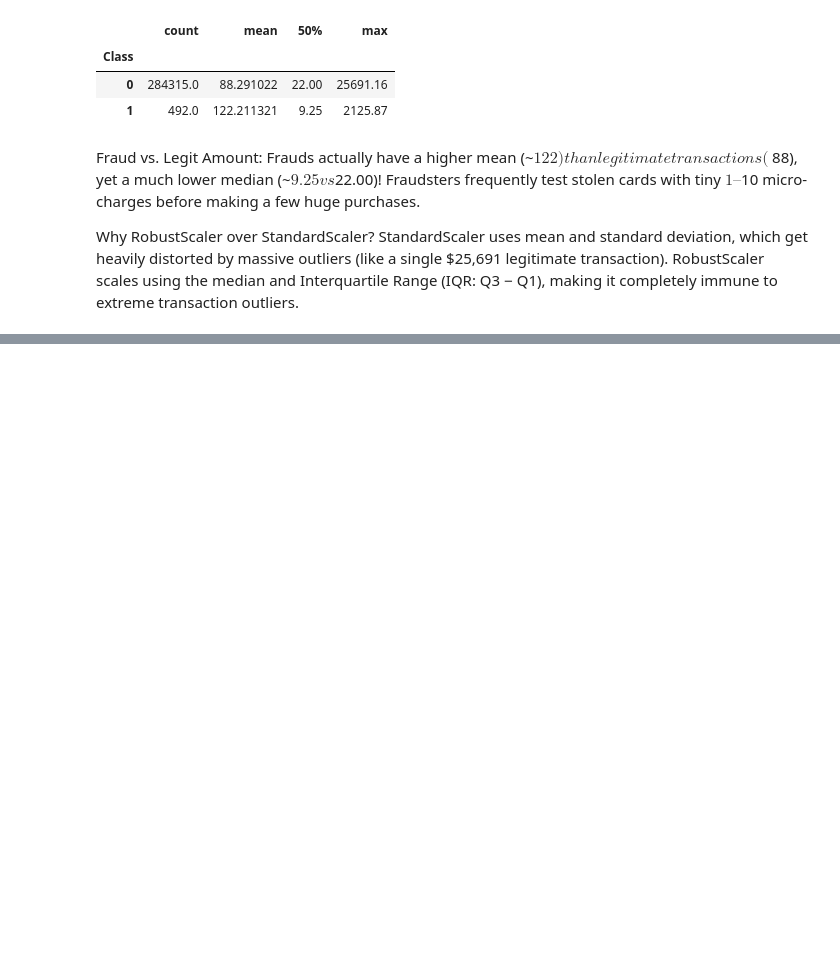
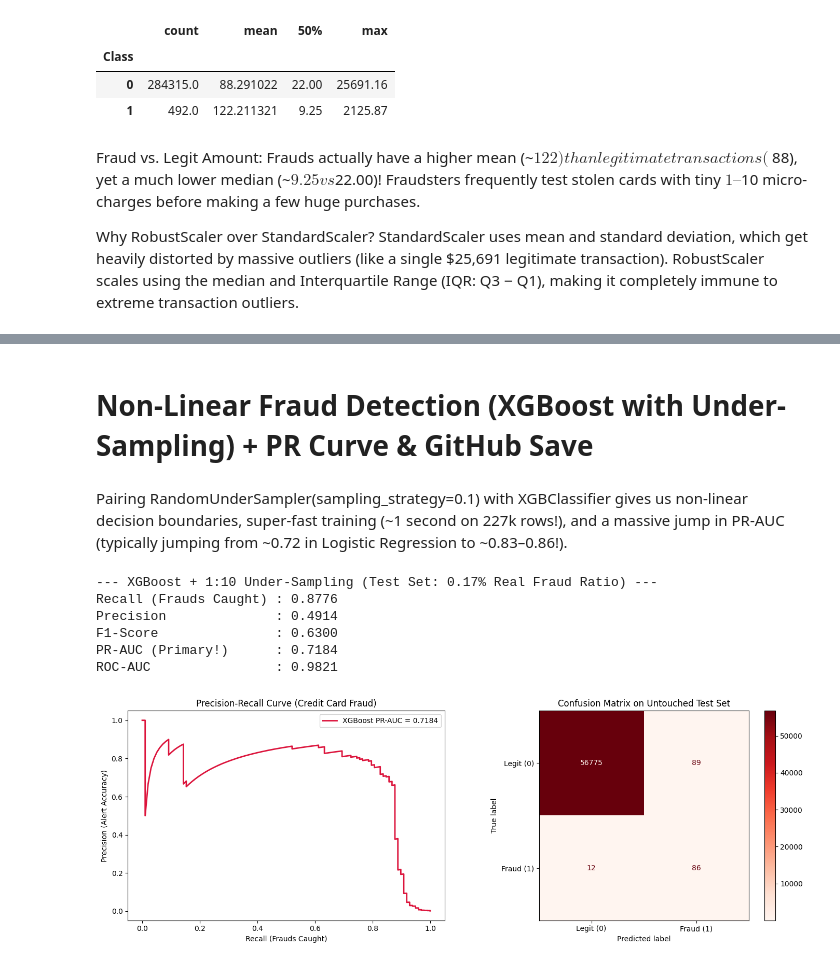
Before and after one commit to sanya-6976/loan-approval-ml-project, a Jupyter notebook: 04_credit_card_fraud_imbalance.ipynb, the cells around one changed output, grey strips where cells are left out. Saved outputs shown, nothing was run; the diff lists cells and outputs as text; code cells hidden in the pictures; blank space fills up the shorter version.

```diff
--- a/04_credit_card_fraud_imbalance.ipynb
+++ b/04_credit_card_fraud_imbalance.ipynb
@@ -47,0 +133,61 @@ StandardScaler uses mean and standard deviation, which get heavily distorted by
+# %% [markdown]
+# **Non-Linear Fraud Detection (XGBoost with Under-Sampling) + PR Curve & GitHub Save**
+# %% [markdown]
+Pairing RandomUnderSampler(sampling_strategy=0.1) with XGBClassifier gives us non-linear decision boundaries, super-fast training (~1 second on 227k rows!), and a massive jump in PR-AUC (typically jumping from ~0.72 in Logistic Regression to ~0.83–0.86!).
+# %%
+from xgboost import XGBClassifier
+from sklearn.metrics import precision_recall_curve, ConfusionMatrixDisplay
+
+# 1. Non-linear XGBoost + 1:10 Random Under-Sampling inside leakage-free pipeline
+# 1. Non-linear XGBoost + 1:10 Random Under-Sampling inside leakage-free pipeline
+xgb_fraud_pipe = ImbPipeline([
+    ('prep', preprocessor),
+    ('rus', RandomUnderSampler(sampling_strategy=0.1, random_state=42)),
+    ('clf', XGBClassifier(
+        n_estimators=200,
+        max_depth=5,
+        learning_rate=0.05,
+        subsample=0.8,
+        colsample_bytree=0.8,
+        random_state=42,
+        eval_metric='aucpr'
+    ))
+])
+
+xgb_fraud_pipe.fit(X_train, y_train)
+y_pred_xgb = xgb_fraud_pipe.predict(X_test)
+y_proba_xgb = xgb_fraud_pipe.predict_proba(X_test)[:, 1]
+
+print("--- XGBoost + 1:10 Under-Sampling (Test Set: 0.17% Real Fraud Ratio) ---")
+print(f"Recall (Frauds Caught) : {recall_score(y_test, y_pred_xgb):.4f}")
+print(f"Precision              : {precision_score(y_test, y_pred_xgb):.4f}")
+print(f"F1-Score               : {f1_score(y_test, y_pred_xgb):.4f}")
+print(f"PR-AUC (Primary!)      : {average_precision_score(y_test, y_proba_xgb):.4f}")
+print(f"ROC-AUC                : {roc_auc_score(y_test, y_proba_xgb):.4f}")
+
+
+# 2. Plot Precision-Recall Curve & Confusion Matrix
+fig, axes = plt.subplots(1, 2, figsize=(14, 5))
+
+prec, rec, _ = precision_recall_curve(y_test, y_proba_xgb)
+axes[0].plot(rec, prec, color='crimson', lw=2, label=f'XGBoost PR-AUC = {average_precision_score(y_test, y_proba_xgb):.4f}')
+axes[0].set_title('Precision-Recall Curve (Credit Card Fraud)')
+axes[0].set_xlabel('Recall (Frauds Caught)')
+axes[0].set_ylabel('Precision (Alert Accuracy)')
+axes[0].legend()
+
+ConfusionMatrixDisplay.from_predictions(
+    y_test, y_pred_xgb, display_labels=['Legit (0)', 'Fraud (1)'], cmap='Reds', ax=axes[1]
+)
+axes[1].set_title('Confusion Matrix on Untouched Test Set')
+
+plt.tight_layout()
+plt.show()
+# %% [output]
+--- XGBoost + 1:10 Under-Sampling (Test Set: 0.17% Real Fraud Ratio) ---
+Recall (Frauds Caught) : 0.8776
+Precision              : 0.4914
+F1-Score               : 0.6300
+PR-AUC (Primary!)      : 0.7184
+ROC-AUC                : 0.9821
+[figure, added]
```
Also changed, not shown: parts of 4 cells of this notebook.
